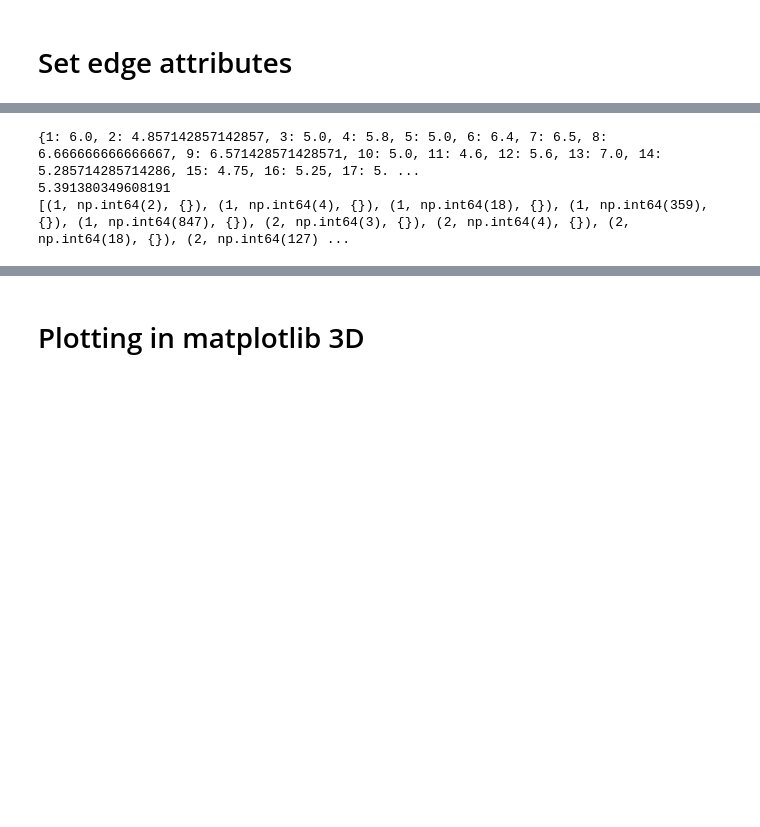
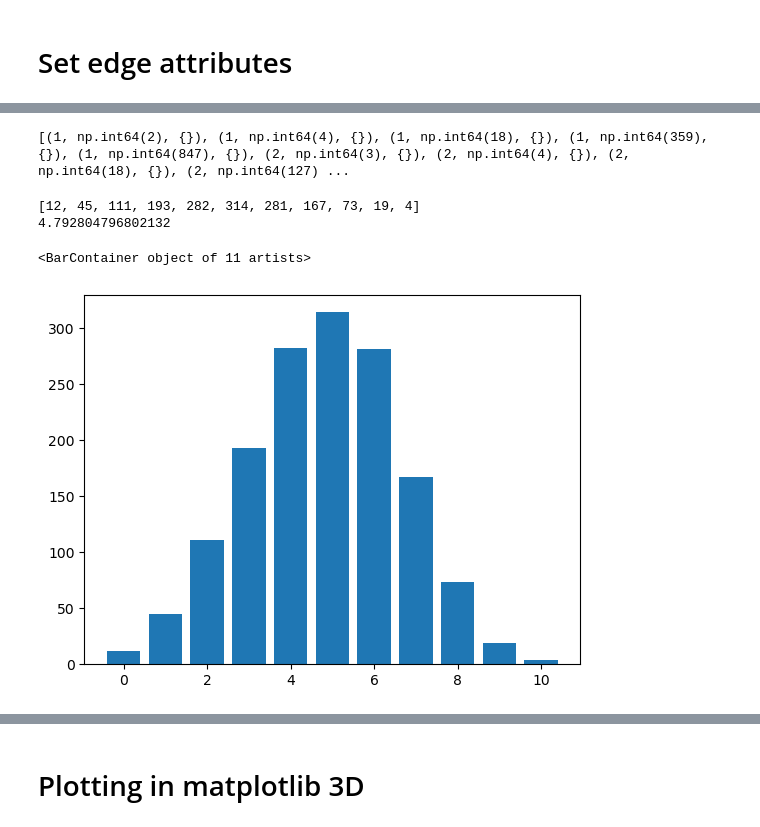
Before and after one commit to QMathsdude/kmc-charge-transport-organic-semiconductor, a Jupyter notebook: notebooks/07_/networkx_3D.ipynb, the cells around one changed output, grey strips where cells are left out. Saved outputs shown, nothing was run; the diff lists cells and outputs as text; code cells hidden in the pictures; blank space fills up the shorter version.

```diff
--- a/notebooks/07_/networkx_3D.ipynb
+++ b/notebooks/07_/networkx_3D.ipynb
@@ -139,23 +138,32 @@ G = nx.Graph()
 G.add_nodes_from(list(range(1,1502)))
 G.add_edges_from(pairs)
 
-# can check how many edges are connected per node on average
-avg_neighbour_degree_dict = nx.average_neighbor_degree(G)
-total = 0
-for key in avg_neighbour_degree_dict:
-    total += avg_neighbour_degree_dict[key]
-
-avg_neighbour_degree_value = total/1501
-print(avg_neighbour_degree_dict)
-print(avg_neighbour_degree_value)
-
 nx.set_edge_attributes(G,e_coupled_pairs_dict)
 
 print(G.edges(data=True))
 # %% [output]
-{1: 6.0, 2: 4.857142857142857, 3: 5.0, 4: 5.8, 5: 5.0, 6: 6.4, 7: 6.5, 8: 6.666666666666667, 9: 6.571428571428571, 10: 5.0, 11: 4.6, 12: 5.6, 13: 7.0, 14: 5.285714285714286, 15: 4.75, 16: 5.25, 17: 5. ...
-5.391380349608191
 [(1, np.int64(2), {}), (1, np.int64(4), {}), (1, np.int64(18), {}), (1, np.int64(359), {}), (1, np.int64(847), {}), (2, np.int64(3), {}), (2, np.int64(4), {}), (2, np.int64(18), {}), (2, np.int64(127) ...
+# %%
+# Check degree and average degree
+degree_hist = nx.degree_histogram(G)
+print(degree_hist)
+x_labels = list(range(len(degree_hist)))
+
+total_nodes = sum(degree_hist)
+weighted_total = 0
+for item in degree_hist:
+    weighted_total += item * degree_hist.index(item)
+
+average = weighted_total/total_nodes
+
+print(average)
+
+plt.bar(x_labels,degree_hist)
+# %% [output]
+[12, 45, 111, 193, 282, 314, 281, 167, 73, 19, 4]
+4.792804796802132
+<BarContainer object of 11 artists>
+[figure, added]
 # %%
 # Show edges without e-coupling
 edges_without_attributes=[]
```
Also changed, not shown: parts of 5 cells of this notebook, 4 other files.
